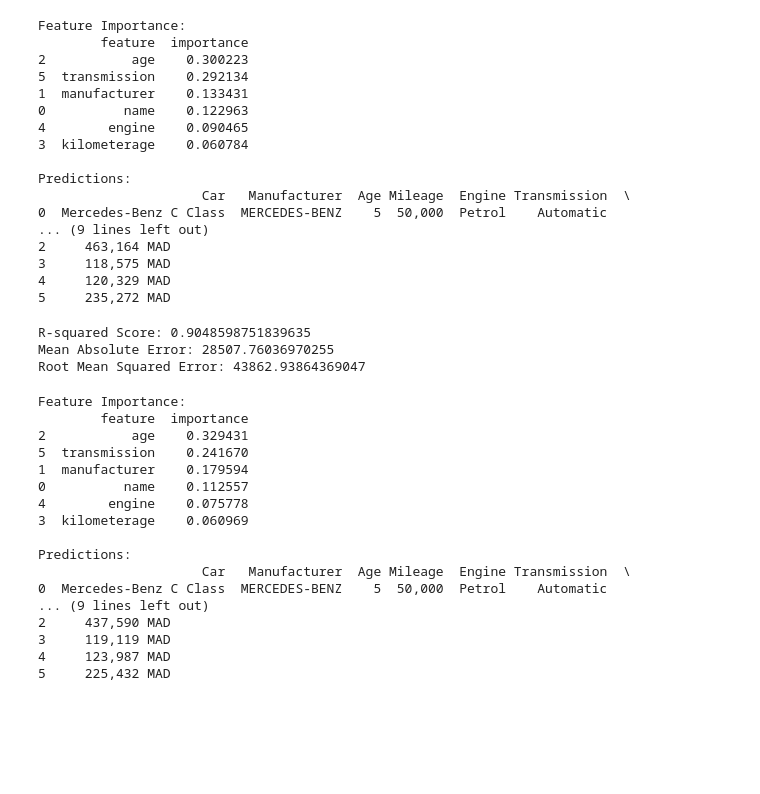
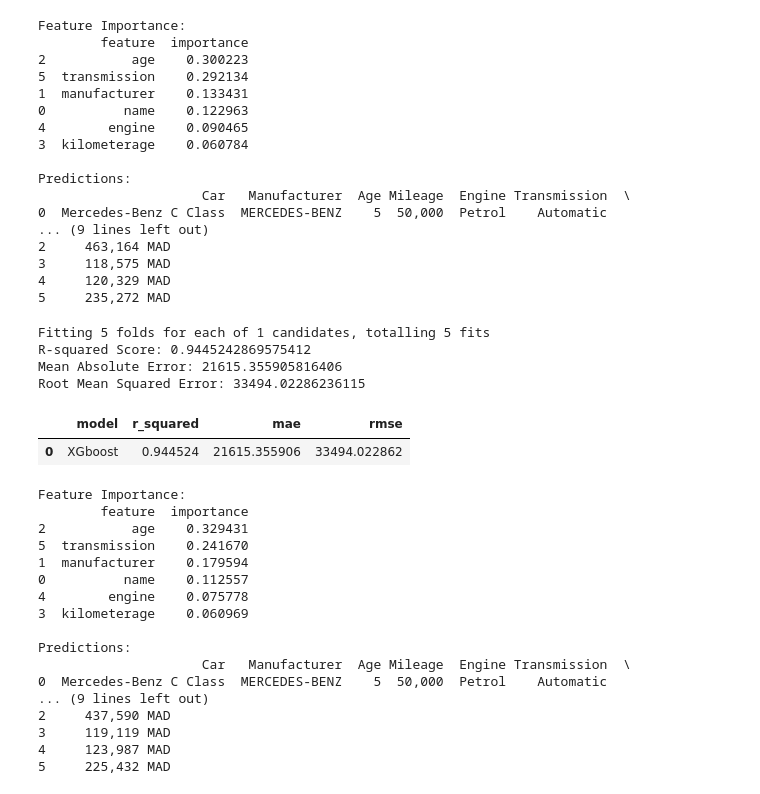
Before and after one commit to youssef-elkahlaoui/Mlpro, a Jupyter notebook: notebooks/ModelsCheckPoint.ipynb, the cells around one changed output. Cells and saved outputs as stored; diff of their text form; code cells hidden in the pictures; blank space fills up the shorter version.

```diff
--- a/notebooks/ModelsCheckPoint.ipynb
+++ b/notebooks/ModelsCheckPoint.ipynb
@@ -349,0 +334,2 @@ GridSearchCV(cv=5,
+# %%
+model.fit(X_train,y_train, verbose = 1)
@@ -471,22 +476,32 @@ Predictions:
 # %%
 # Combine training and test data
 X_combined = np.vstack((X_train, X_test))
 y_combined = np.concatenate((y_train, y_test))
 
 # Fit the model on the combined dataset
 model.fit(X_combined, y_combined, verbose=1)
 
 # Make predictions on the combined dataset
 y_pred_combined = model.predict(X_combined)
 
 # Evaluate the model on the combined dataset
 print("R-squared Score:", metrics.r2_score(y_combined, y_pred_combined))
 print("Mean Absolute Error:", mean_absolute_error(y_combined, y_pred_combined))
 print("Root Mean Squared Error:", np.sqrt(mean_squared_error(y_combined, y_pred_combined)))
+grid_model = pd.DataFrame({
+    'model': ['XGboost'],
+    'r_squared': [metrics.r2_score(y_combined, y_pred_combined)],
+    'mae': [mean_absolute_error(y_combined, y_pred_combined)],
+    'rmse': [np.sqrt(metrics.mean_squared_error(y_combined, y_pred_combined))]
+    })
+grid_model
 # %% [output]
-R-squared Score: 0.9048598751839635
-Mean Absolute Error: 28507.76036970255
-Root Mean Squared Error: 43862.93864369047
+Fitting 5 folds for each of 1 candidates, totalling 5 fits
+R-squared Score: 0.9445242869575412
+Mean Absolute Error: 21615.355905816406
+Root Mean Squared Error: 33494.02286236115
+|  | model | r_squared | mae | rmse |
+| 0 | XGboost | 0.944524 | 21615.355906 | 33494.022862 |
 # %%
 # %% [markdown]
 # #### Make Predictions on new data.
```
Also changed, not shown: parts of 11 cells of this notebook, 20 other files.
